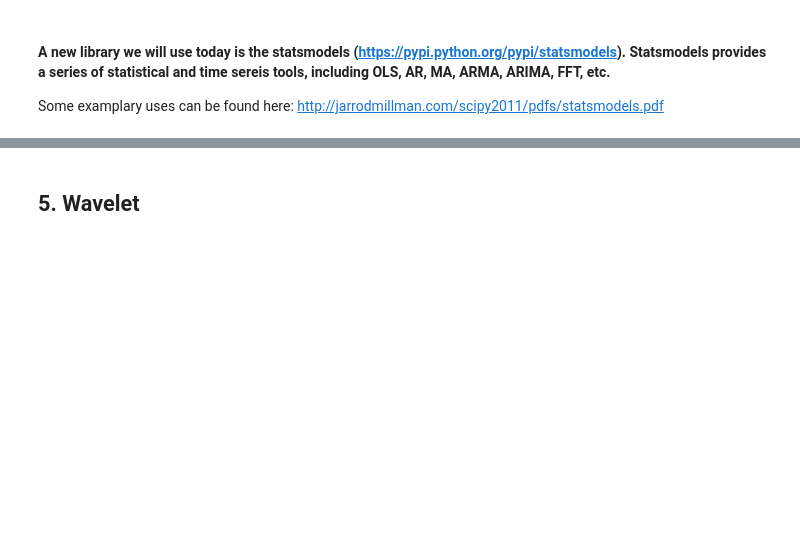
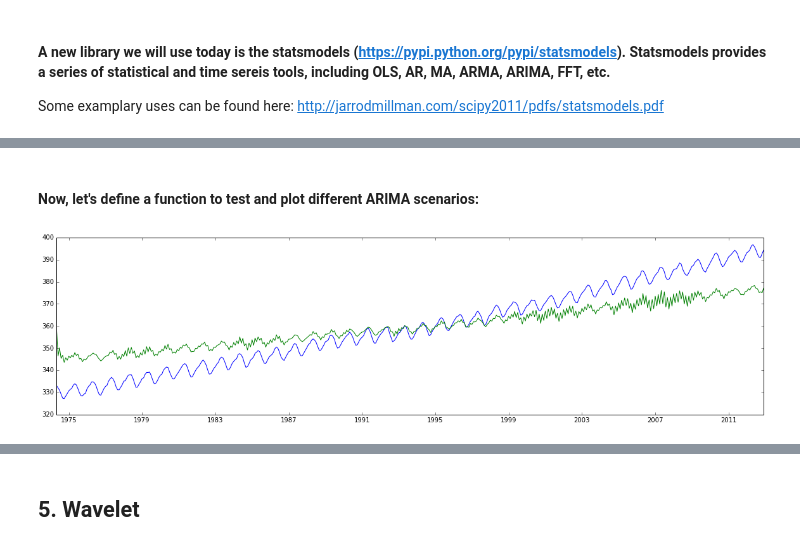
Before and after one commit to qwu-570/geogg121, a Jupyter notebook: tsa_temp.ipynb, the cells around one changed output, grey strips where cells are left out. Saved outputs shown, nothing was run; the diff lists cells and outputs as text; code cells hidden in the pictures; blank space fills up the shorter version.

```diff
--- a/tsa_temp.ipynb
+++ b/tsa_temp.ipynb
@@ -213,0 +147,23 @@ acf, ci, Q, pvalue = tsa.acf(res1.resid, nlags=4, confint=95, qstat=True, unbias
+# %%
+from statsmodels.tsa.arima_model import ARIMA
+
+def Plot_ARIMA(p,d,q):
+    arima = ARIMA(co2, [p, d, q], exog=None, dates=dates, freq='D', missing='none')
+    arima_results = arima.fit(trend='c', disp=False)
+    co2_ARIMA = arima_results.predict(exog=None, dynamic=False)
+
+    if d>0:
+        co2_d = co2[d:]-co2[:len(co2)-d]
+    else:
+        co2_d = co2
+
+    plt.figure(figsize=(20,5))
+    plt.plot(dates[d:],co2_d)
+    plt.plot(dates[d:],co2_ARIMA)
+    return arima_results.aic
+# %% [markdown]
+#### Now, let's define a function to test and plot different ARIMA scenarios:
+# %%
+aic_001 = Plot_ARIMA(0,0,1)   #MA(1), OR ARMA(0,1)
+# %% [output]
+[figure, added]
```
Also changed, not shown: parts of 91 cells of this notebook.
